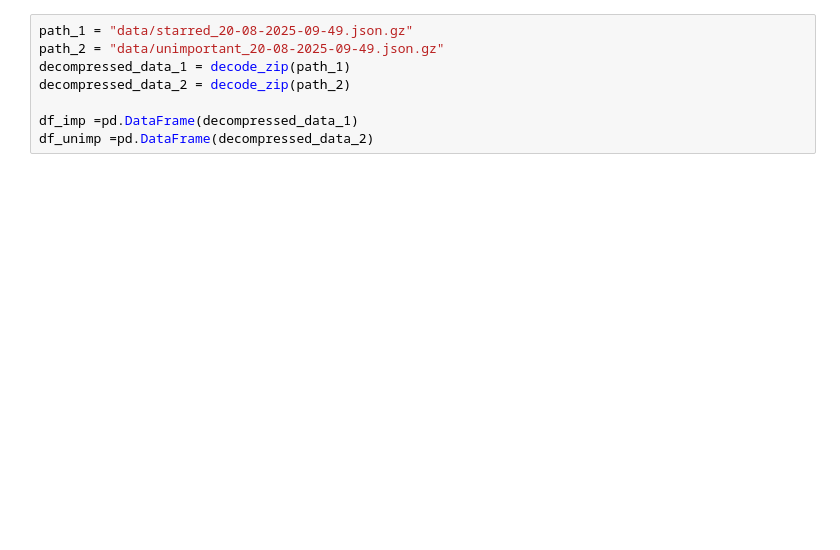
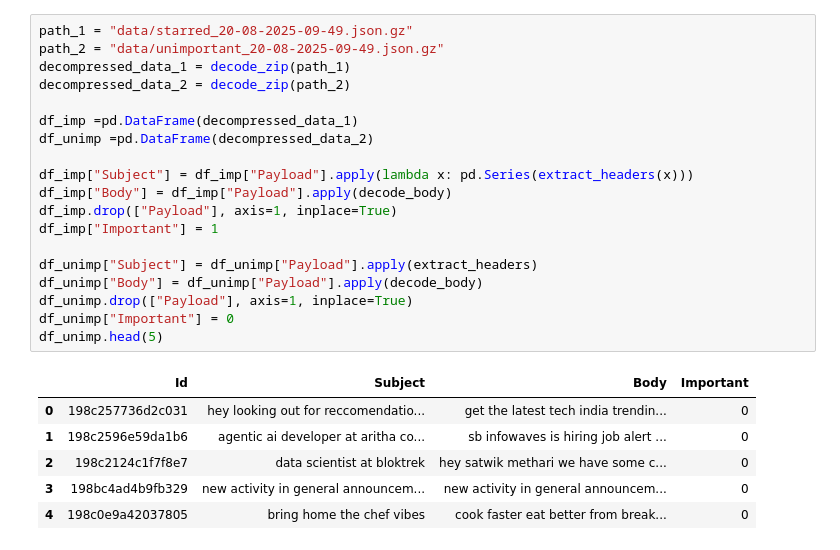
Before and after one commit to sathwikmethari/mailpred_airflow, a Jupyter notebook: testing_code.ipynb, the cells around one changed output. Cells and saved outputs as stored; diff of their text form; blank space fills up the shorter version.

```diff
--- a/testing_code.ipynb
+++ b/testing_code.ipynb
@@ -11,8 +25,26 @@ from dags.utils import decode_zip, extract_headers, decode_body
 # %%
 path_1 = "data/starred_20-08-2025-09-49.json.gz"
 path_2 = "data/unimportant_20-08-2025-09-49.json.gz"
 decompressed_data_1 = decode_zip(path_1)
 decompressed_data_2 = decode_zip(path_2)
 
 df_imp =pd.DataFrame(decompressed_data_1)
 df_unimp =pd.DataFrame(decompressed_data_2)
+
+df_imp["Subject"] = df_imp["Payload"].apply(lambda x: pd.Series(extract_headers(x)))
+df_imp["Body"] = df_imp["Payload"].apply(decode_body)
+df_imp.drop(["Payload"], axis=1, inplace=True)
+df_imp["Important"] = 1
+
+df_unimp["Subject"] = df_unimp["Payload"].apply(extract_headers)
+df_unimp["Body"] = df_unimp["Payload"].apply(decode_body)
+df_unimp.drop(["Payload"], axis=1, inplace=True)
+df_unimp["Important"] = 0
+df_unimp.head(5)
+# %% [output]
+|  | Id | Subject | Body | Important |
+| 0 | 198c257736d2c031 | hey looking out for reccomendatio... | get the latest tech india trendin... | 0 |
+| 1 | 198c2596e59da1b6 | agentic ai developer at aritha co... | sb infowaves is hiring job alert ... | 0 |
+| 2 | 198c2124c1f7f8e7 | data scientist at bloktrek | hey satwik methari we have some c... | 0 |
+| 3 | 198bc4ad4b9fb329 | new activity in general announcem... | new activity in general announcem... | 0 |
+| 4 | 198c0e9a42037805 | bring home the chef vibes | cook faster eat better from break... | 0 |
```
Also changed, not shown: parts of 13 cells of this notebook.
